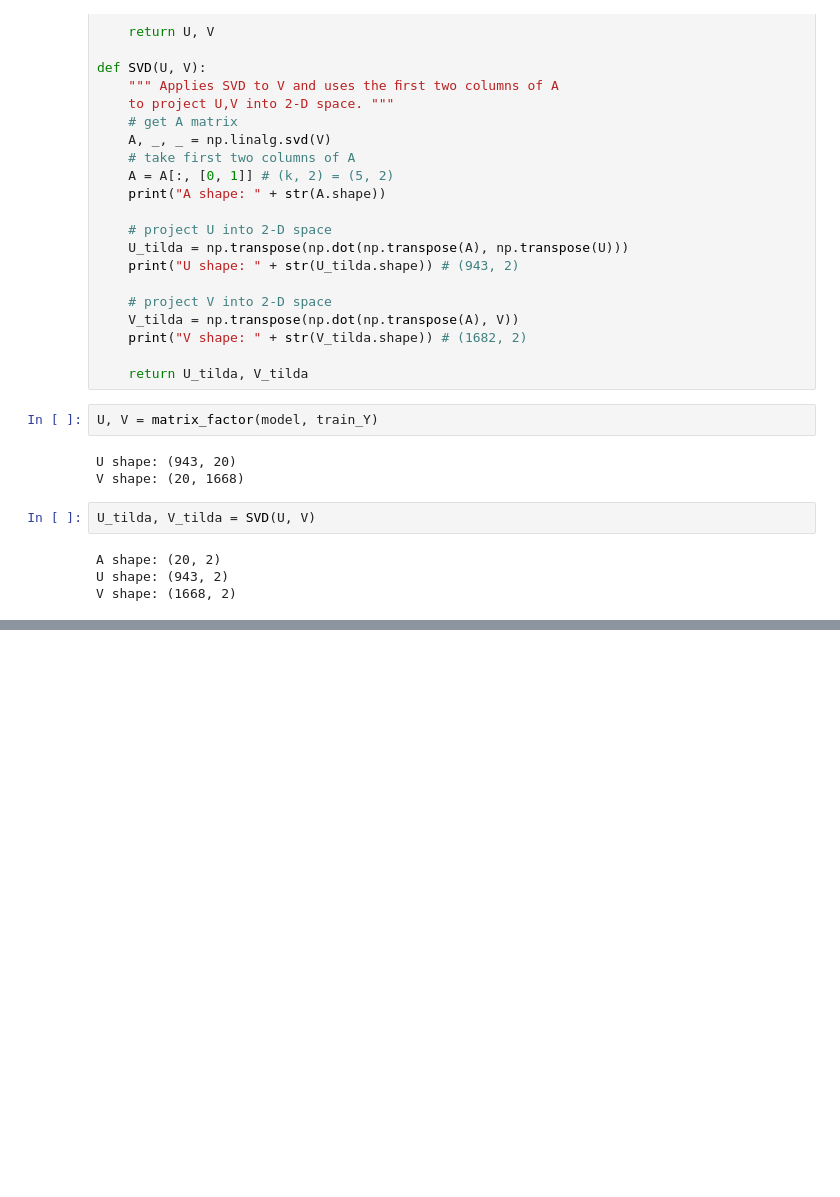
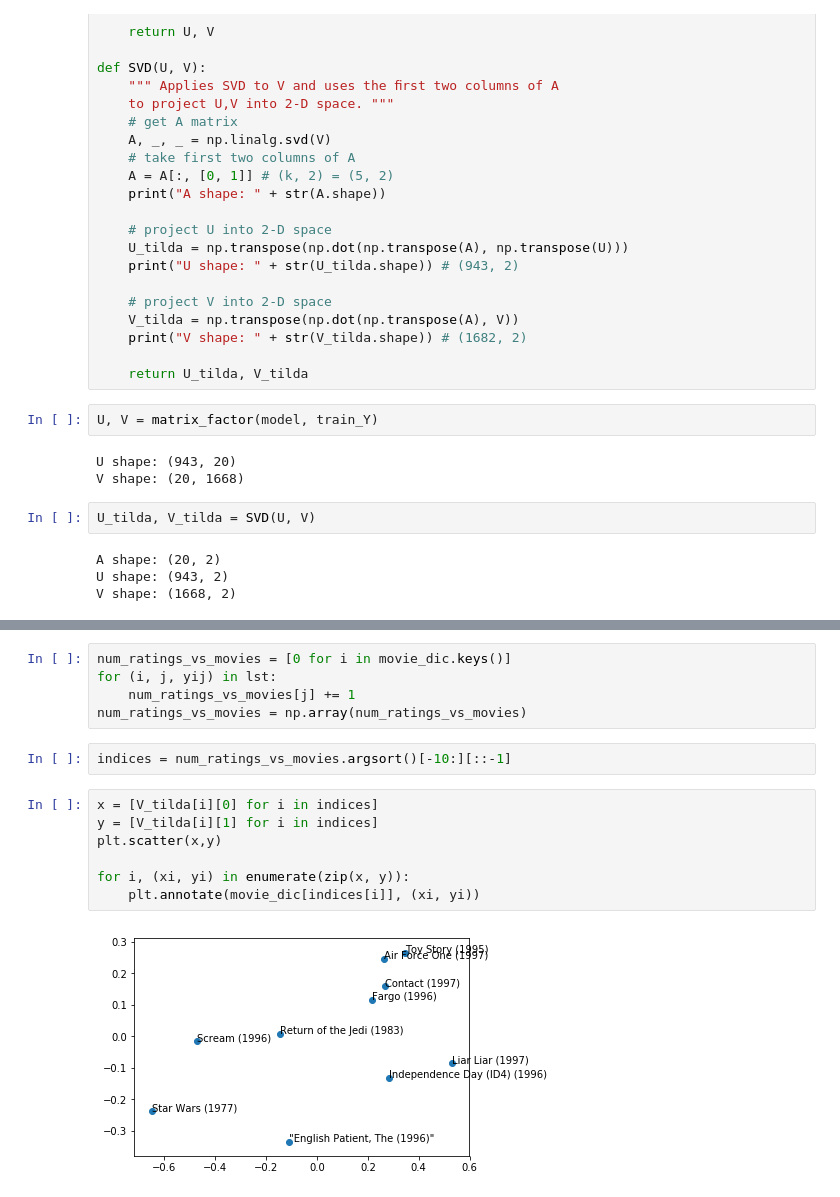
Before and after one commit to alycialee/CS155Project2, a Jupyter notebook: collab_filtering.ipynb, the cells around one changed output, grey strips where cells are left out. Saved outputs shown, nothing was run; the diff lists cells and outputs as text; blank space fills up the shorter version.

```diff
--- a/collab_filtering.ipynb
+++ b/collab_filtering.ipynb
@@ -232,0 +171,16 @@ numpy.int32
+# %%
+num_ratings_vs_movies = [0 for i in movie_dic.keys()]
+for (i, j, yij) in lst:
+    num_ratings_vs_movies[j] += 1
+num_ratings_vs_movies = np.array(num_ratings_vs_movies)
+# %%
+indices = num_ratings_vs_movies.argsort()[-10:][::-1]
+# %%
+x = [V_tilda[i][0] for i in indices]
+y = [V_tilda[i][1] for i in indices]
+plt.scatter(x,y)
+
+for i, (xi, yi) in enumerate(zip(x, y)):
+    plt.annotate(movie_dic[indices[i]], (xi, yi))
+# %% [output]
+[figure, added]
```
Also changed, not shown: parts of 23 cells of this notebook, 1 other file.
